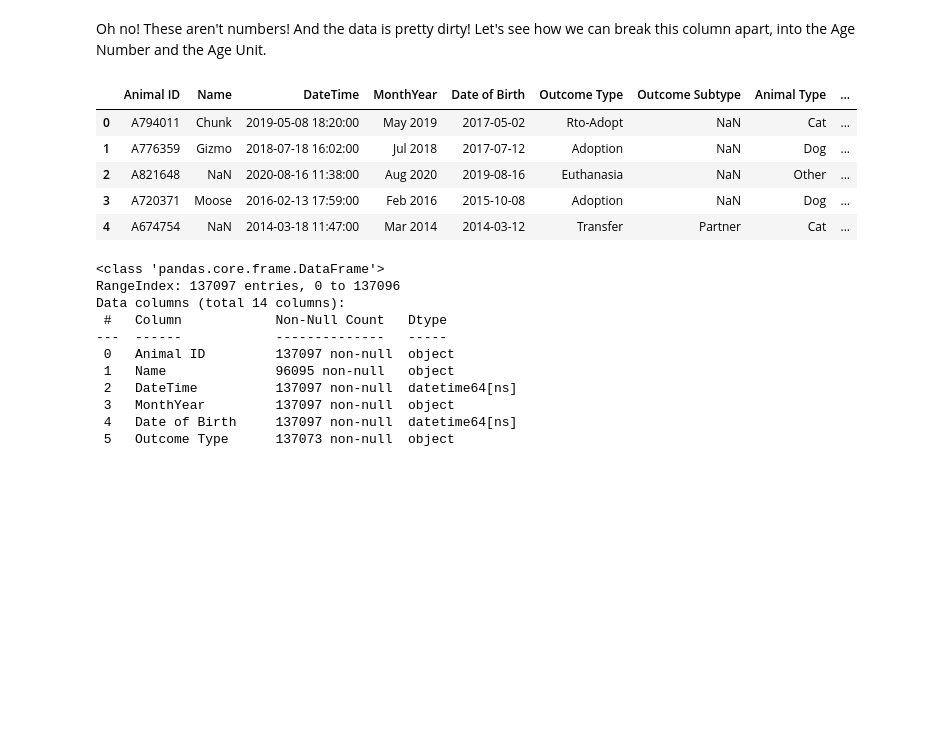
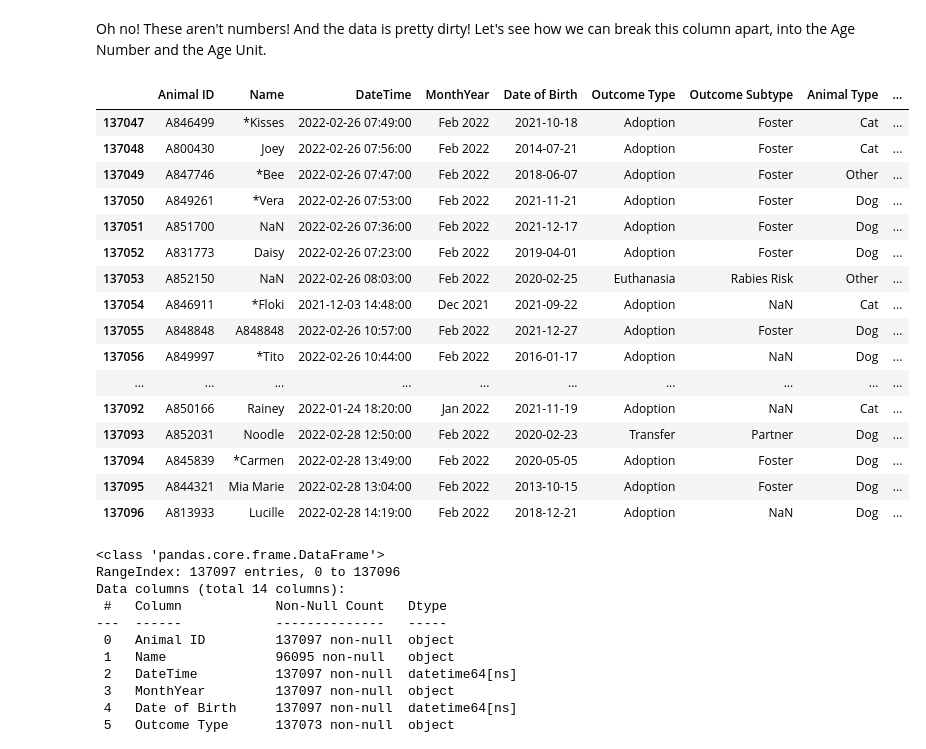
Before and after one commit to ToluAkinlabi/dsc-Deloitte-072423, a Jupyter notebook: intensive/pandas_data_cleaning/pandas_data_cleaning.ipynb, the cells around one changed output. Saved outputs shown, nothing was run; the diff lists cells and outputs as text; code cells hidden in the pictures; blank space fills up the shorter version.

```diff
--- a/intensive/pandas_data_cleaning/pandas_data_cleaning.ipynb
+++ b/intensive/pandas_data_cleaning/pandas_data_cleaning.ipynb
@@ -96,14 +96,25 @@ df['Age Number'] = df['Age upon Outcome'].str.split(" ").str[0]
 df['Age Unit'] = df['Age upon Outcome'].str.split(" ").str[1]
 # %%
 # Sanity check
-df.head()
+df.tail(50)
 # %% [output]
 |  | Animal ID | Name | DateTime | MonthYear | Date of Birth | Outcome Type | Outcome Subtype | Animal Type | ... |
-| 0 | A794011 | Chunk | 2019-05-08 18:20:00 | May 2019 | 2017-05-02 | Rto-Adopt | NaN | Cat | ... |
-| 1 | A776359 | Gizmo | 2018-07-18 16:02:00 | Jul 2018 | 2017-07-12 | Adoption | NaN | Dog | ... |
-| 2 | A821648 | NaN | 2020-08-16 11:38:00 | Aug 2020 | 2019-08-16 | Euthanasia | NaN | Other | ... |
-| 3 | A720371 | Moose | 2016-02-13 17:59:00 | Feb 2016 | 2015-10-08 | Adoption | NaN | Dog | ... |
-| 4 | A674754 | NaN | 2014-03-18 11:47:00 | Mar 2014 | 2014-03-12 | Transfer | Partner | Cat | ... |
+| 137047 | A846499 | *Kisses | 2022-02-26 07:49:00 | Feb 2022 | 2021-10-18 | Adoption | Foster | Cat | ... |
+| 137048 | A800430 | Joey | 2022-02-26 07:56:00 | Feb 2022 | 2014-07-21 | Adoption | Foster | Cat | ... |
+| 137049 | A847746 | *Bee | 2022-02-26 07:47:00 | Feb 2022 | 2018-06-07 | Adoption | Foster | Other | ... |
+| 137050 | A849261 | *Vera | 2022-02-26 07:53:00 | Feb 2022 | 2021-11-21 | Adoption | Foster | Dog | ... |
+| 137051 | A851700 | NaN | 2022-02-26 07:36:00 | Feb 2022 | 2021-12-17 | Adoption | Foster | Dog | ... |
+| 137052 | A831773 | Daisy | 2022-02-26 07:23:00 | Feb 2022 | 2019-04-01 | Adoption | Foster | Dog | ... |
+| 137053 | A852150 | NaN | 2022-02-26 08:03:00 | Feb 2022 | 2020-02-25 | Euthanasia | Rabies Risk | Other | ... |
+| 137054 | A846911 | *Floki | 2021-12-03 14:48:00 | Dec 2021 | 2021-09-22 | Adoption | NaN | Cat | ... |
+| 137055 | A848848 | A848848 | 2022-02-26 10:57:00 | Feb 2022 | 2021-12-27 | Adoption | Foster | Dog | ... |
+| 137056 | A849997 | *Tito | 2022-02-26 10:44:00 | Feb 2022 | 2016-01-17 | Adoption | NaN | Dog | ... |
+| ... | ... | ... | ... | ... | ... | ... | ... | ... | ... |
+| 137092 | A850166 | Rainey | 2022-01-24 18:20:00 | Jan 2022 | 2021-11-19 | Adoption | NaN | Cat | ... |
+| 137093 | A852031 | Noodle | 2022-02-28 12:50:00 | Feb 2022 | 2020-02-23 | Transfer | Partner | Dog | ... |
+| 137094 | A845839 | *Carmen | 2022-02-28 13:49:00 | Feb 2022 | 2020-05-05 | Adoption | Foster | Dog | ... |
+| 137095 | A844321 | Mia Marie | 2022-02-28 13:04:00 | Feb 2022 | 2013-10-15 | Adoption | Foster | Dog | ... |
+| 137096 | A813933 | Lucille | 2022-02-28 14:19:00 | Feb 2022 | 2018-12-21 | Adoption | NaN | Dog | ... |
 # %%
 # Check the data types really quick...
 df.info()
```
Also changed, not shown: parts of 3 cells of this notebook, 1 other file.
